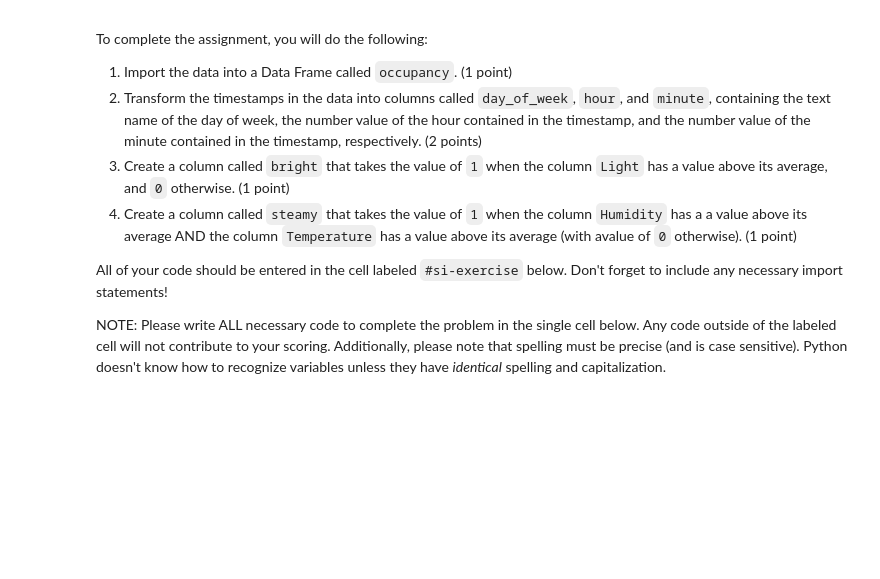
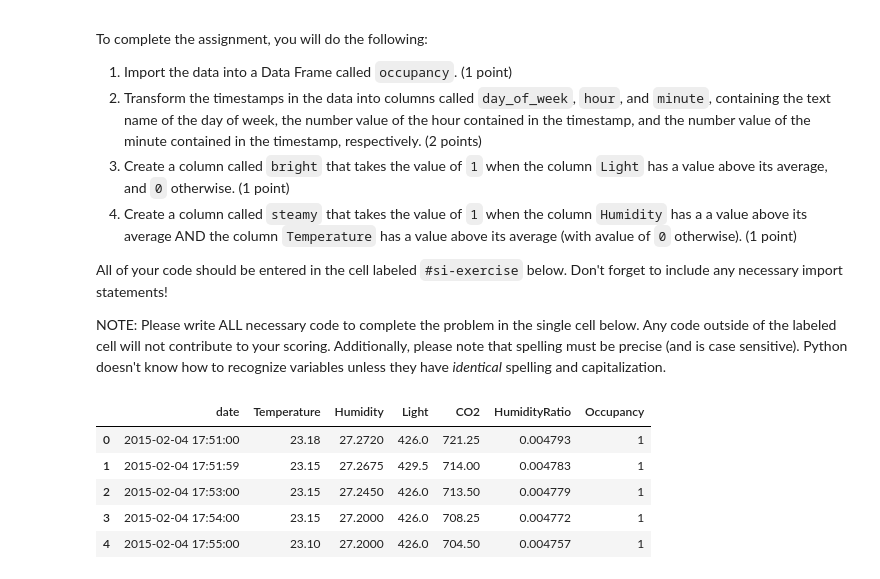
Before and after one commit to jday1783/econ8320-assignment-06, a Jupyter notebook: Lesson.ipynb, the cells around one changed output. Saved outputs shown, nothing was run; the diff lists cells and outputs as text; code cells hidden in the pictures; blank space fills up the shorter version.

```diff
--- a/Lesson.ipynb
+++ b/Lesson.ipynb
@@ -4116,7 +4141,25 @@ NOTE: Please write ALL necessary code to complete the problem in the single cell
 # %%
 #si-exercise
 # Import the pandas library
 import pandas as pd
 
 # Choose data to import
-data = pd.read_csv("https://github.com/dustywhite7/pythonMikkeli/raw/master/exampleData/roomOccupancy.csv")
+occupancy = pd.read_csv("https://raw.githubusercontent.com/dustywhite7/pythonMikkeli/master/exampleData/roomOccupancy.csv")
+
+my_df = pd.DataFrame(occupancy)
+
+#this gives us the first 5 rows, we have 7 columns of data 1)date 2) Temperature 3) Humidity 4) Light 5) CO2 6) HumidityRatio 7)Occupancy
+occupancy.head(5)
+#This will give us the bottom 5 rows
+
+#data[‘HOURLYDRYVBULBTEMC’].mean()
+
+#data[[‘HOURLYDRYVBULBTEMC’, ‘TEMPFAR’]]
+#We can use two square brackets to pull two columns
+# %% [output]
+|  | date | Temperature | Humidity | Light | CO2 | HumidityRatio | Occupancy |
+| 0 | 2015-02-04 17:51:00 | 23.18 | 27.2720 | 426.0 | 721.25 | 0.004793 | 1 |
+| 1 | 2015-02-04 17:51:59 | 23.15 | 27.2675 | 429.5 | 714.00 | 0.004783 | 1 |
+| 2 | 2015-02-04 17:53:00 | 23.15 | 27.2450 | 426.0 | 713.50 | 0.004779 | 1 |
+| 3 | 2015-02-04 17:54:00 | 23.15 | 27.2000 | 426.0 | 708.25 | 0.004772 | 1 |
+| 4 | 2015-02-04 17:55:00 | 23.10 | 27.2000 | 426.0 | 704.50 | 0.004757 | 1 |
```
Also changed, not shown: parts of 5 cells of this notebook, 1 other file.
